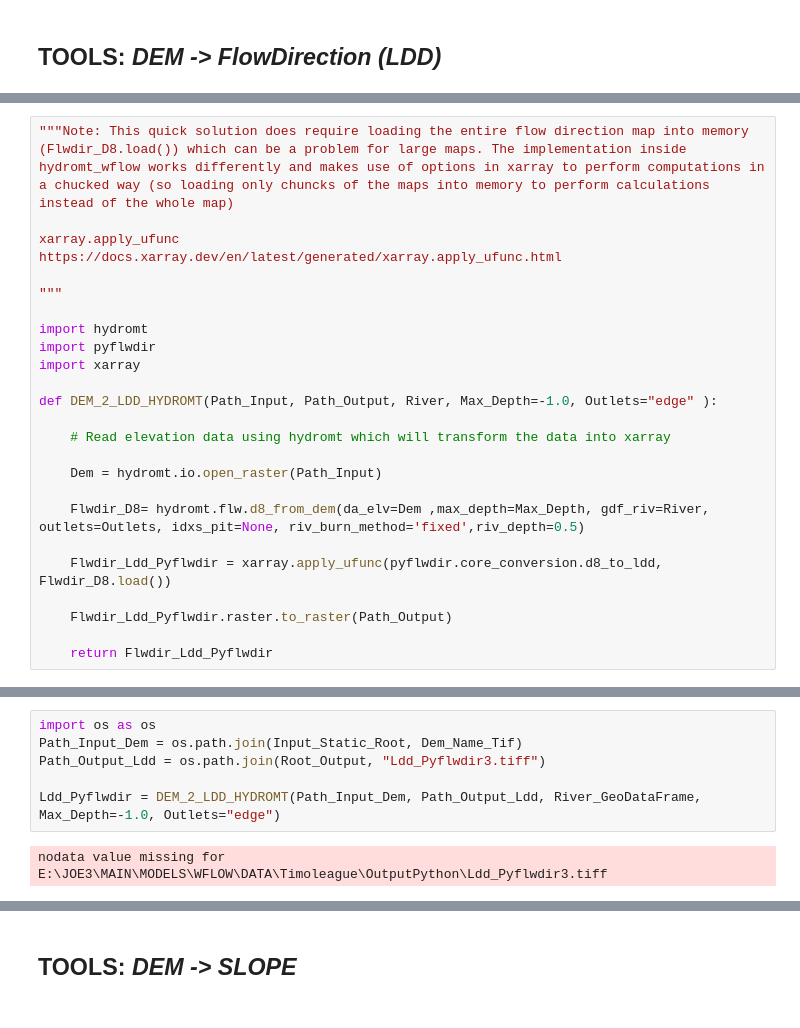
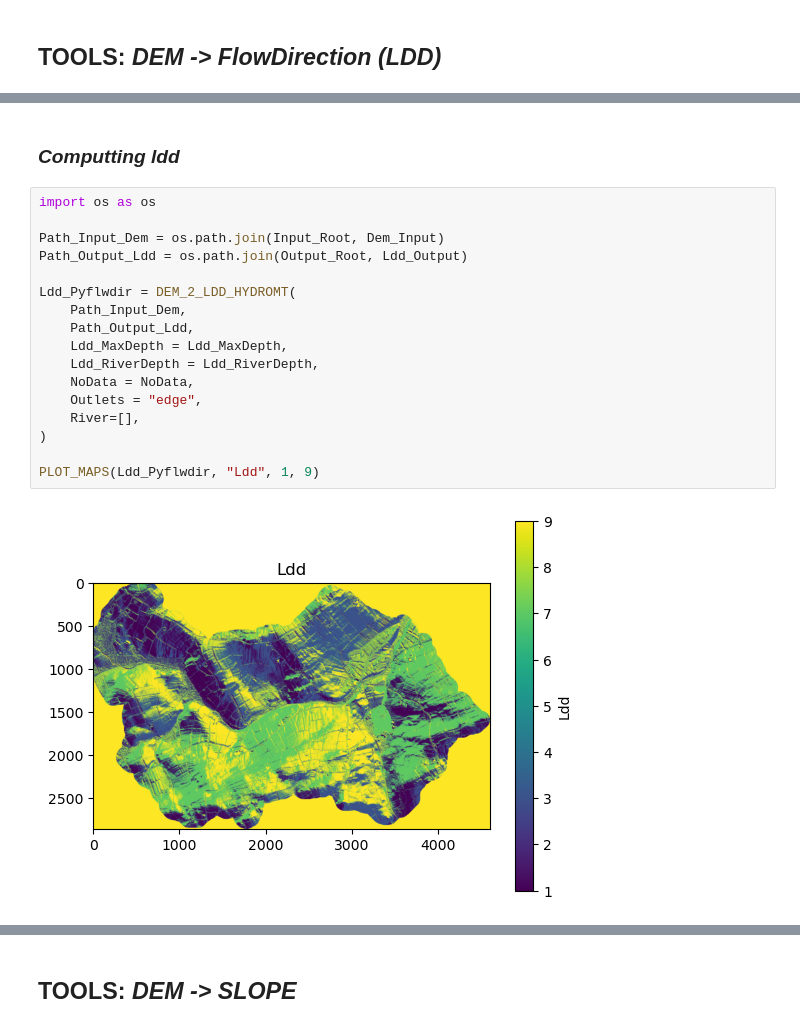
Before and after one commit to AquaPore/WflowRasterPython.py, a Jupyter notebook: Jupyter/Python_Pyflwdir_Wflow.ipynb, the cells around one changed output, grey strips where cells are left out. Saved outputs shown, nothing was run; the diff lists cells and outputs as text.

```diff
--- a/Jupyter/Python_Pyflwdir_Wflow.ipynb
+++ b/Jupyter/Python_Pyflwdir_Wflow.ipynb
@@ -63,25 +69,0 @@ River_GeoDataFrame= geopandas.GeoDataFrame(River_Geopandas)
-# %%
-"""Note: This quick solution does require loading the entire flow direction map into memory (Flwdir_D8.load()) which can be a problem for large maps. The implementation inside hydromt_wflow works differently and makes use of options in xarray to perform computations in a chucked way (so loading only chuncks of the maps into memory to perform calculations instead of the whole map)
-
-xarray.apply_ufunc
-https://docs.xarray.dev/en/latest/generated/xarray.apply_ufunc.html
-
-"""
-
-import hydromt
-import pyflwdir
-import xarray
-
-def DEM_2_LDD_HYDROMT(Path_Input, Path_Output, River, Max_Depth=-1.0, Outlets="edge" ):
-
-	# Read elevation data using hydromt which will transform the data into xarray
-
-	Dem = hydromt.io.open_raster(Path_Input)
-
-	Flwdir_D8= hydromt.flw.d8_from_dem(da_elv=Dem ,max_depth=Max_Depth, gdf_riv=River, outlets=Outlets, idxs_pit=None, riv_burn_method='fixed',riv_depth=0.5)
-
-	Flwdir_Ldd_Pyflwdir = xarray.apply_ufunc(pyflwdir.core_conversion.d8_to_ldd, Flwdir_D8.load())
-
-	Flwdir_Ldd_Pyflwdir.raster.to_raster(Path_Output)
-
-	return Flwdir_Ldd_Pyflwdir
@@ -88,8 +132,21 @@ def DEM_2_LDD_HYDROMT(Path_Input, Path_Output, River, Max_Depth=-1.0, Outlets="e
+# %% [markdown]
+### ***Computting ldd***
 # %%
 import os as os
-Path_Input_Dem = os.path.join(Input_Static_Root, Dem_Name_Tif)
-Path_Output_Ldd	= os.path.join(Root_Output, "Ldd_Pyflwdir3.tiff")
 
-Ldd_Pyflwdir = DEM_2_LDD_HYDROMT(Path_Input_Dem, Path_Output_Ldd, River_GeoDataFrame, Max_Depth=-1.0, Outlets="edge")
+Path_Input_Dem = os.path.join(Input_Root, Dem_Input)
+Path_Output_Ldd = os.path.join(Output_Root, Ldd_Output)
+
+Ldd_Pyflwdir = DEM_2_LDD_HYDROMT(
+    Path_Input_Dem,
+    Path_Output_Ldd,
+    Ldd_MaxDepth = Ldd_MaxDepth,
+    Ldd_RiverDepth = Ldd_RiverDepth,
+    NoData = NoData,
+    Outlets = "edge",
+    River=[],
+)
+
+PLOT_MAPS(Ldd_Pyflwdir, "Ldd", 1, 9)
 # %% [output]
-nodata value missing for E:\JOE3\MAIN\MODELS\WFLOW\DATA\Timoleague\OutputPython\Ldd_Pyflwdir3.tiff
+[figure, added]
```
Also changed, not shown: parts of 33 cells of this notebook, 1 other file.
